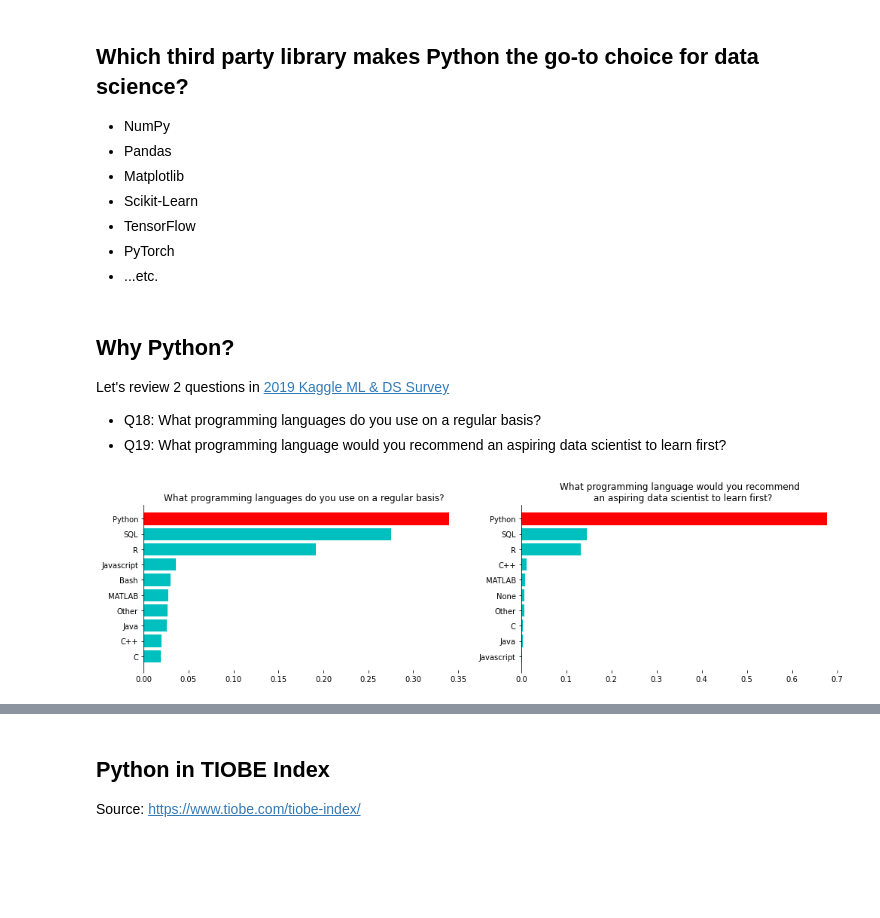
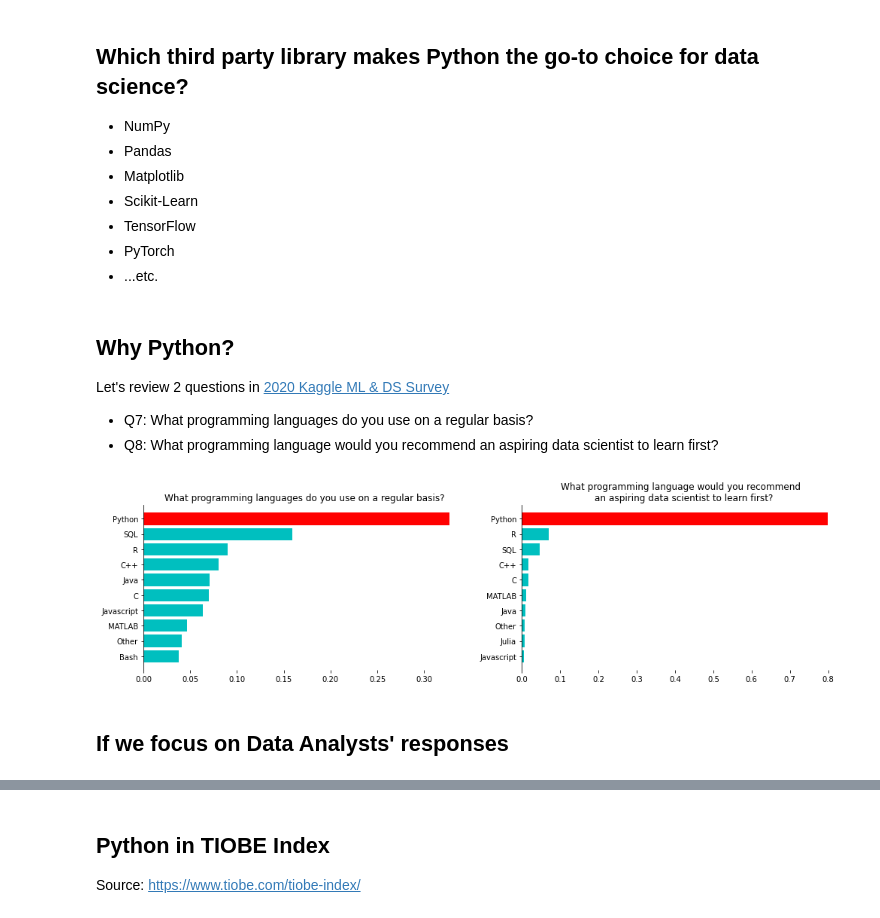
Before and after one commit to datainpoint/classroom-programming-with-python, a Jupyter notebook: fast-python-getting-started.ipynb, the cells around one changed output, grey strips where cells are left out. Drawn from its saved outputs; the diff is of its cells as text; code cells hidden in the pictures; blank space fills up the shorter version.

```diff
--- a/fast-python-getting-started.ipynb
+++ b/fast-python-getting-started.ipynb
@@ -61,10 +61,10 @@ Simply put: third party libraries.
 # %% [markdown]
 ## Why Python?
 
-Let's review 2 questions in [2019 Kaggle ML & DS Survey](https://www.kaggle.com/c/kaggle-survey-2019)
+Let's review 2 questions in [2020 Kaggle ML & DS Survey](https://www.kaggle.com/c/kaggle-survey-2020)
 
-- Q18: What programming languages do you use on a regular basis?
-- Q19: What programming language would you recommend an aspiring data scientist to learn first?
+- Q7: What programming languages do you use on a regular basis?
+- Q8: What programming language would you recommend an aspiring data scientist to learn first?
 # %%
 def get_value_ratios(df, col_name):
     return df[col_name].value_counts() / df[col_name].value_counts().sum()
@@ -96,18 +93,20 @@ def get_ax(ans_ser, plot_title, ax):
     ax.spines['bottom'].set_visible(False)
     ax.set_title(plot_title)
 
-def plot_ans_18_19(ans_18_ser, ans_19_ser):
+def plot_ans(ans_7_ser, ans_8_ser):
     fig, (ax1, ax2) = plt.subplots(1, 2, figsize=(14, 4))
-    get_ax(ans_18_ser, "What programming languages do you use on a regular basis?", ax1)
-    get_ax(ans_19_ser, "What programming language would you recommend \n an aspiring data scientist to learn first?", ax2)
+    get_ax(ans_7_ser, "What programming languages do you use on a regular basis?", ax1)
+    get_ax(ans_8_ser, "What programming language would you recommend \n an aspiring data scientist to learn first?", ax2)
     plt.tight_layout()
     plt.show()
 
-ans_18 = get_checkbox_ratios(da_2019, 'Q18')
-ans_19 = get_value_ratios(da_2019, 'Q19')
+survey = pd.read_csv("https://kaggle-ml-ds-survey.s3-ap-northeast-1.amazonaws.com/kaggle-survey-2020/kaggle_survey_2020_responses.csv", skiprows=[1]) # encoding='ISO-8859-1'
-# %%
-# What programming languages do you use on a regular basis?
-# What programming language would you recommend an aspiring data scientist to learn first?
-plot_ans_18_19(ans_18, ans_19)
-# %% [output]
-[figure, removed]
+# %%
+ans_7 = get_checkbox_ratios(survey, 'Q7')
+ans_8 = get_value_ratios(survey, 'Q8')
+# %%
+plot_ans(ans_7, ans_8)
+# %% [output]
+[figure, added]
+# %% [markdown]
+## If we focus on Data Analysts' responses
```
Also changed, not shown: parts of 6 cells of this notebook, 1 other file.
